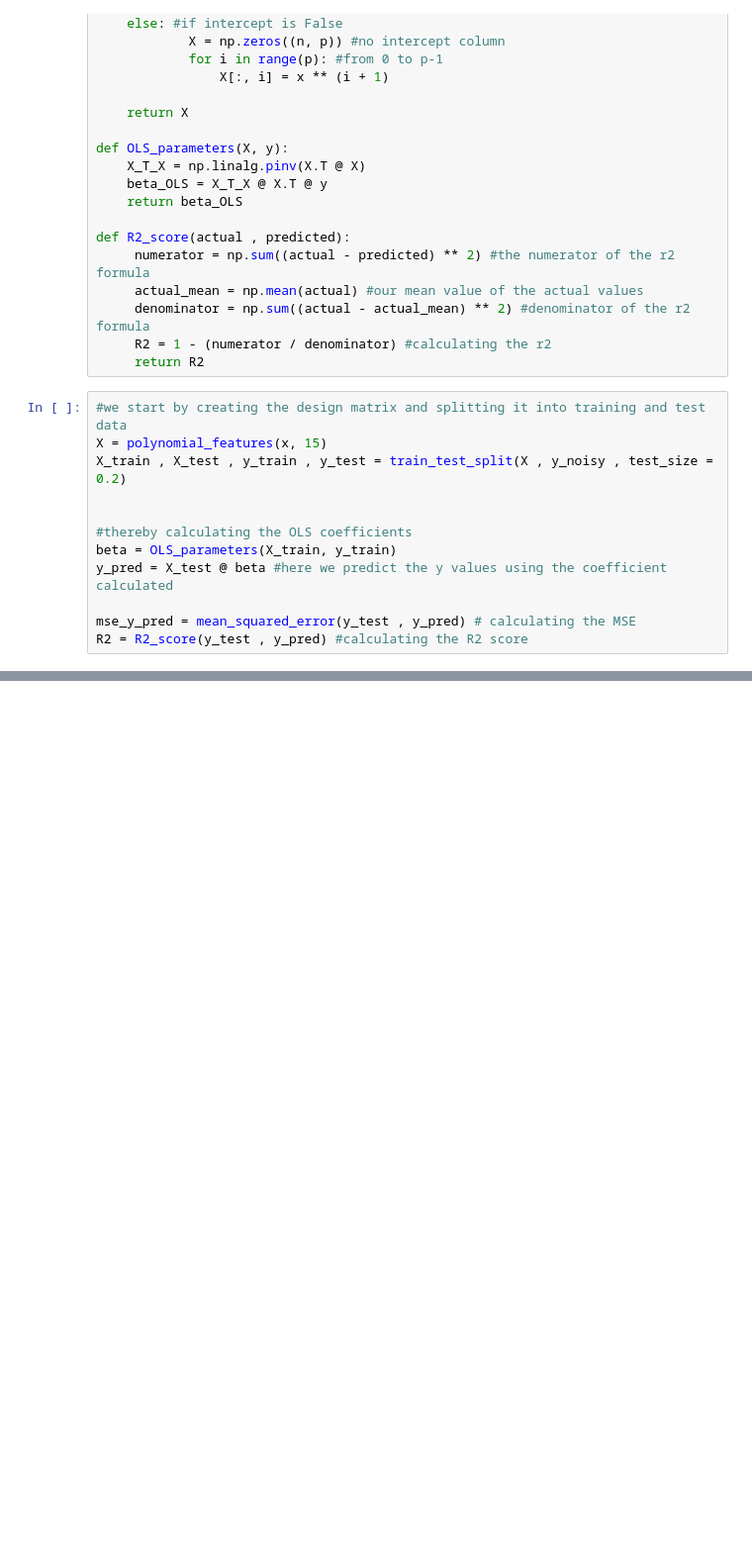
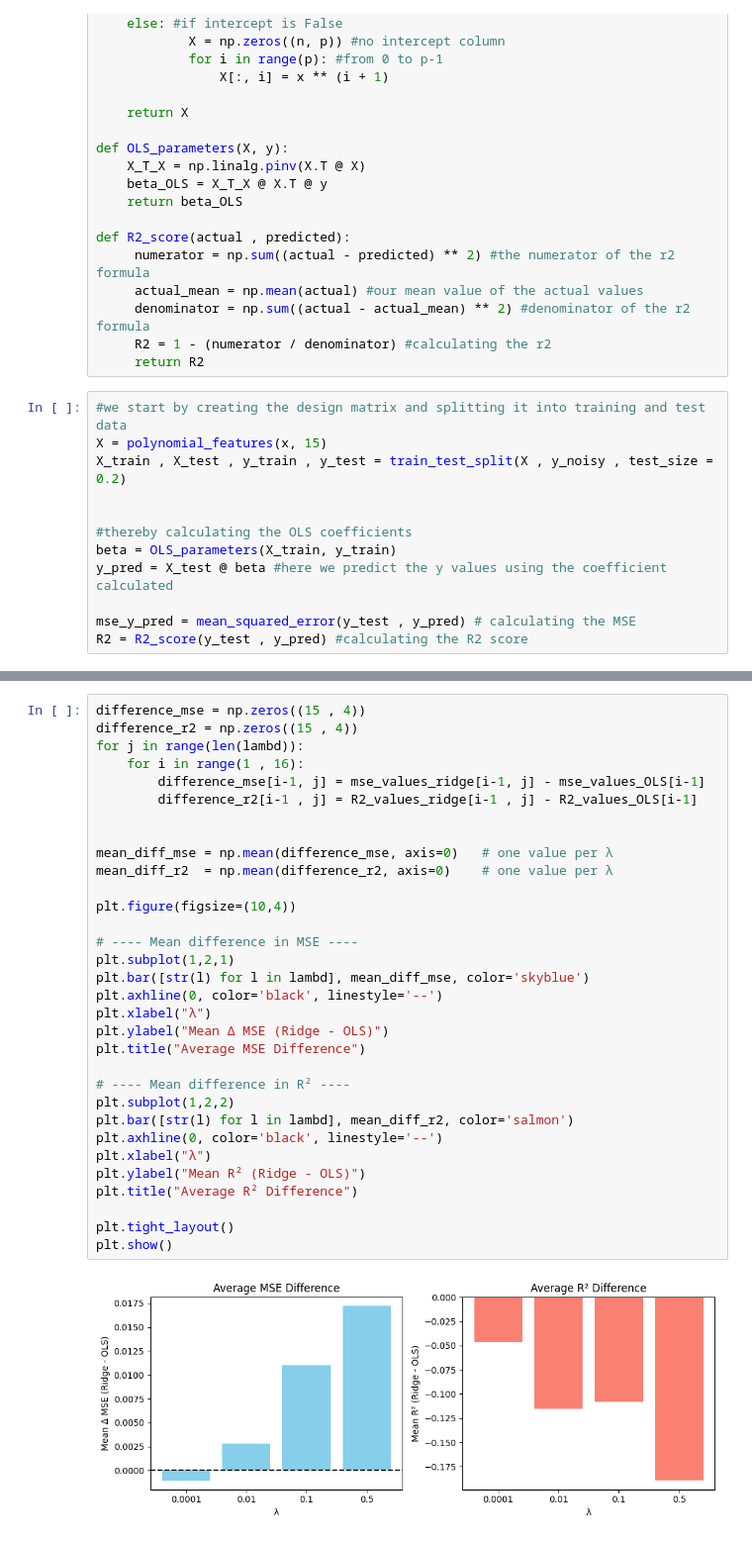
Before and after one commit to komandoyoko/Yoan_FYS_STK4155, a Jupyter notebook: Project1.ipynb, the cells around one changed output, grey strips where cells are left out. Shown: that part at 99% size. Saved outputs shown, nothing was run; the diff lists cells and outputs as text; blank space fills up the shorter version.

```diff
--- a/Project1.ipynb
+++ b/Project1.ipynb
@@ -93,0 +146,34 @@ plt.show()
+# %%
+difference_mse = np.zeros((15 , 4))
+difference_r2 = np.zeros((15 , 4))
+for j in range(len(lambd)):
+    for i in range(1 , 16):
+        difference_mse[i-1, j] = mse_values_ridge[i-1, j] - mse_values_OLS[i-1]
+        difference_r2[i-1 , j] = R2_values_ridge[i-1 , j] - R2_values_OLS[i-1]
+
+
+mean_diff_mse = np.mean(difference_mse, axis=0)   # one value per λ
+mean_diff_r2  = np.mean(difference_r2, axis=0)    # one value per λ
+
+plt.figure(figsize=(10,4))
+
+# ---- Mean difference in MSE ----
+plt.subplot(1,2,1)
+plt.bar([str(l) for l in lambd], mean_diff_mse, color='skyblue')
+plt.axhline(0, color='black', linestyle='--')
+plt.xlabel("λ")
+plt.ylabel("Mean Δ MSE (Ridge - OLS)")
+plt.title("Average MSE Difference")
+
+# ---- Mean difference in R² ----
+plt.subplot(1,2,2)
+plt.bar([str(l) for l in lambd], mean_diff_r2, color='salmon')
+plt.axhline(0, color='black', linestyle='--')
+plt.xlabel("λ")
+plt.ylabel("Mean R² (Ridge - OLS)")
+plt.title("Average R² Difference")
+
+plt.tight_layout()
+plt.show()
+# %% [output]
+[figure, added]
```
Also changed, not shown: parts of 3 cells of this notebook.
